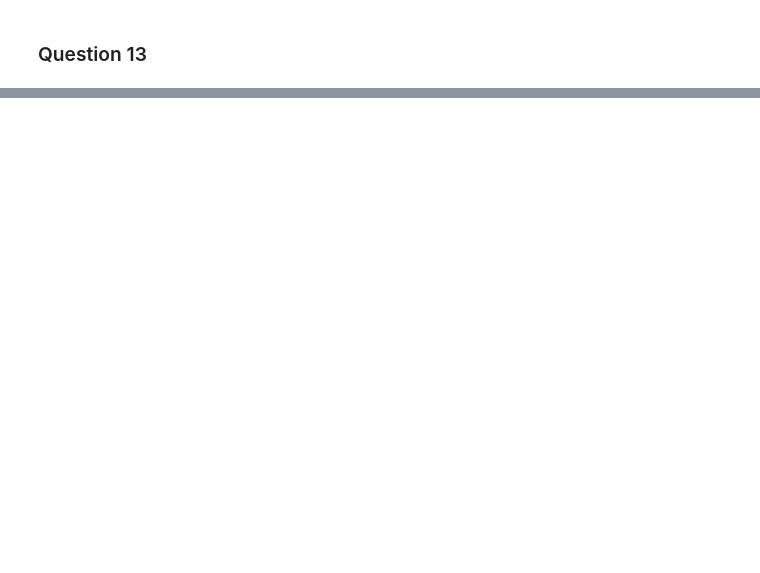
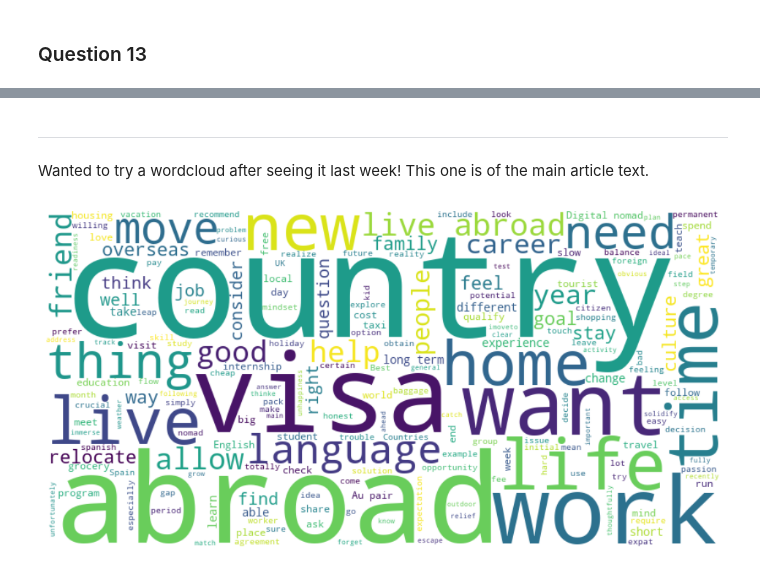
Before and after one commit to Bdowdle4/bd-article-summarizer, a Jupyter notebook: article-summarizer.ipynb, the cells around one changed output, grey strips where cells are left out. Saved outputs shown, nothing was run; the diff lists cells and outputs as text; code cells hidden in the pictures; blank space fills up the shorter version.

```diff
--- a/article-summarizer.ipynb
+++ b/article-summarizer.ipynb
@@ -392,0 +734,45 @@ Based on your reading of the original article, which summary do you think is bet
+# %% [markdown]
+***
+Wanted to try a wordcloud after seeing it last week! This one is of the main article text.
+# %%
+import pickle
+from bs4 import BeautifulSoup
+import spacy
+from wordcloud import WordCloud
+import matplotlib.pyplot as plt
+
+# Load the HTML content from the .pkl file
+try:
+    with open("article.pkl", "rb") as file:
+        html_content = pickle.load(file)
+
+    # Parse the HTML using BeautifulSoup
+    soup = BeautifulSoup(html_content, "html.parser")
+
+    # Extract the main article content
+    article_div = soup.find("div", {"class": "layoutArticle__main"})
+    if article_div:
+        article_text = article_div.get_text(strip=True)
+
+        # Set up spaCy
+        nlp = spacy.load("en_core_web_sm")
+
+        # Process the article text
+        doc = nlp(article_text)
+
+        # Extract only the lemmatized words to create a word cloud
+        lemmatized_words = [token.lemma_ for token in doc if not token.is_stop and not token.is_punct]
+
+        # Generate the word cloud
+        wordcloud = WordCloud(width=800, height=400, background_color='white').generate(" ".join(lemmatized_words))
+
+        # Plot the word cloud
+        plt.figure(figsize=(12, 6))
+        plt.imshow(wordcloud, interpolation='bilinear')
+        plt.axis('off')
+        plt.show()
+
+except Exception as e:
+    print(f"An error occurred: {e}")
+# %% [output]
+[figure, added]
```
Also changed, not shown: parts of 12 cells of this notebook, 3 other files.
